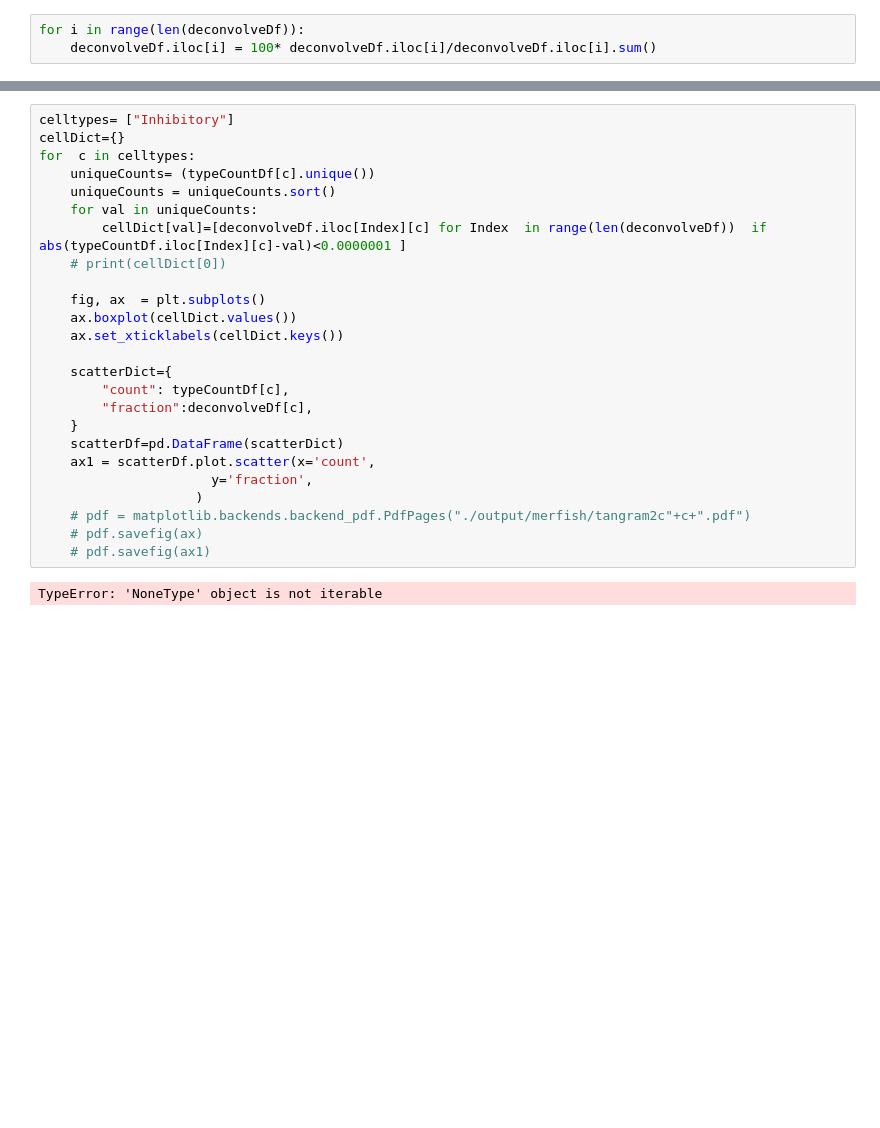
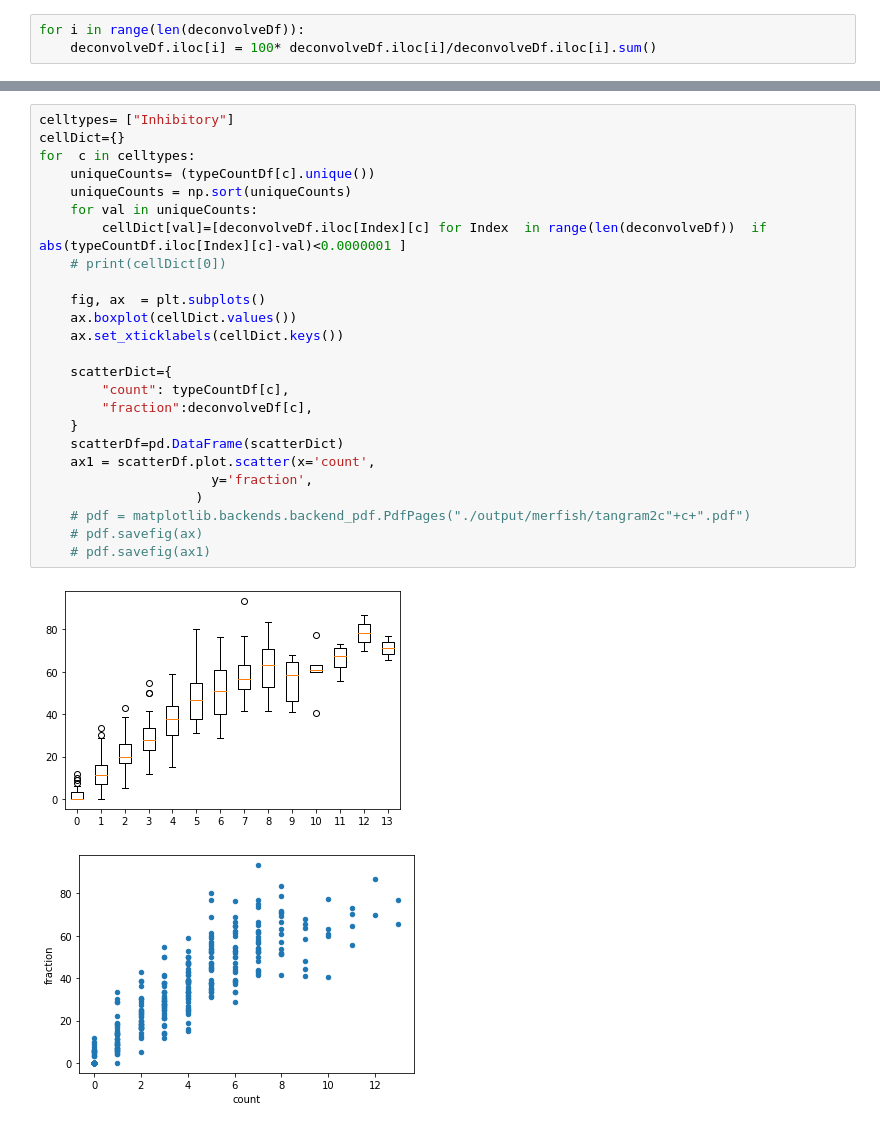
Before and after one commit to 3N4N/stloc, a Jupyter notebook: MERFISH_Tangram.ipynb, the cells around one changed output, grey strips where cells are left out. Cells and saved outputs as stored; diff of their text form; blank space fills up the shorter version.

```diff
--- a/MERFISH_Tangram.ipynb
+++ b/MERFISH_Tangram.ipynb
@@ -282,27 +263,28 @@ for  c in celltypes:
 # %%
 celltypes= ["Inhibitory"]
 cellDict={}
 for  c in celltypes:
     uniqueCounts= (typeCountDf[c].unique())
-    uniqueCounts = uniqueCounts.sort()
+    uniqueCounts = np.sort(uniqueCounts)
     for val in uniqueCounts:
         cellDict[val]=[deconvolveDf.iloc[Index][c] for Index  in range(len(deconvolveDf))  if abs(typeCountDf.iloc[Index][c]-val)<0.0000001 ]
     # print(cellDict[0])
 
     fig, ax  = plt.subplots()
     ax.boxplot(cellDict.values())
     ax.set_xticklabels(cellDict.keys())
 
     scatterDict={
         "count": typeCountDf[c],
         "fraction":deconvolveDf[c],
     }
     scatterDf=pd.DataFrame(scatterDict)
     ax1 = scatterDf.plot.scatter(x='count',
                       y='fraction',
                     )
     # pdf = matplotlib.backends.backend_pdf.PdfPages("./output/merfish/tangram2c"+c+".pdf")
     # pdf.savefig(ax)
     # pdf.savefig(ax1)
 # %% [output]
-TypeError: 'NoneType' object is not iterable
+[figure, added]
+[figure, added]
```
Also changed, not shown: parts of 15 cells of this notebook.
